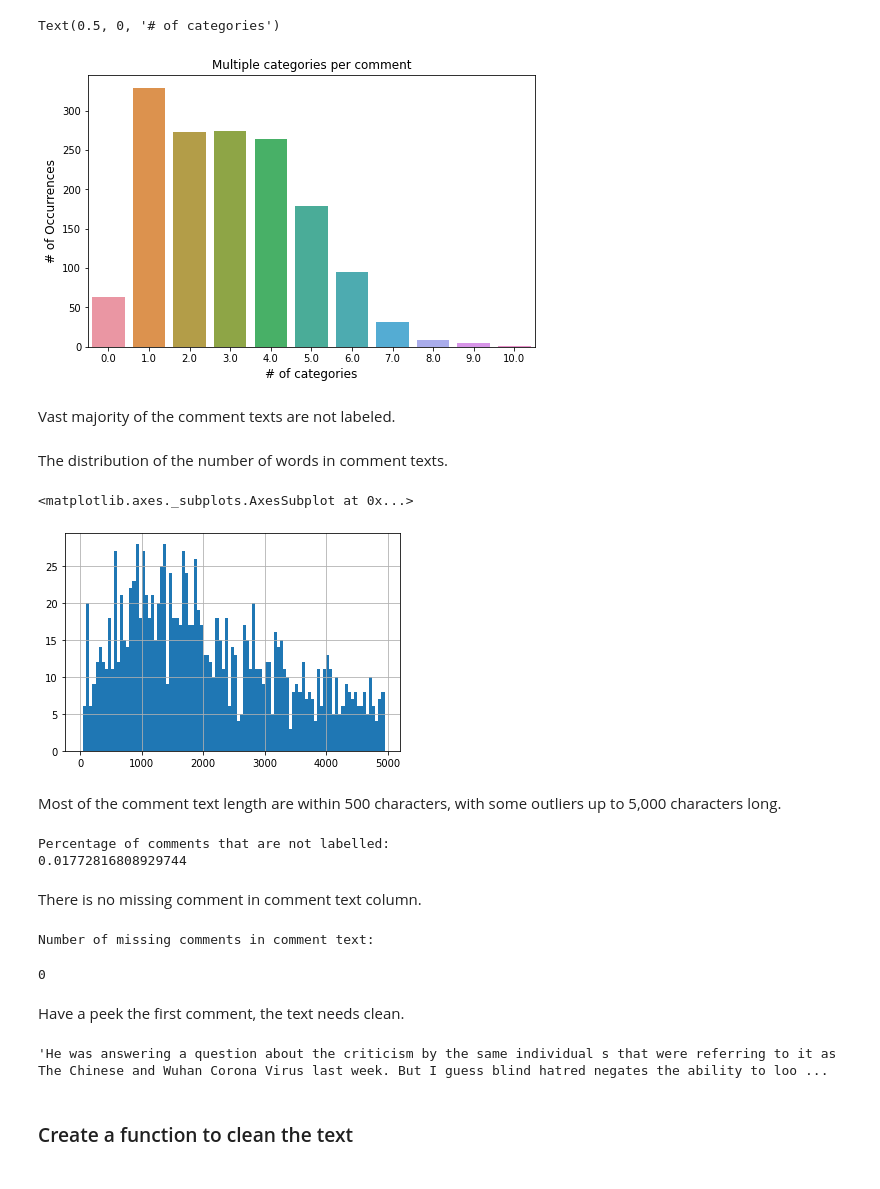
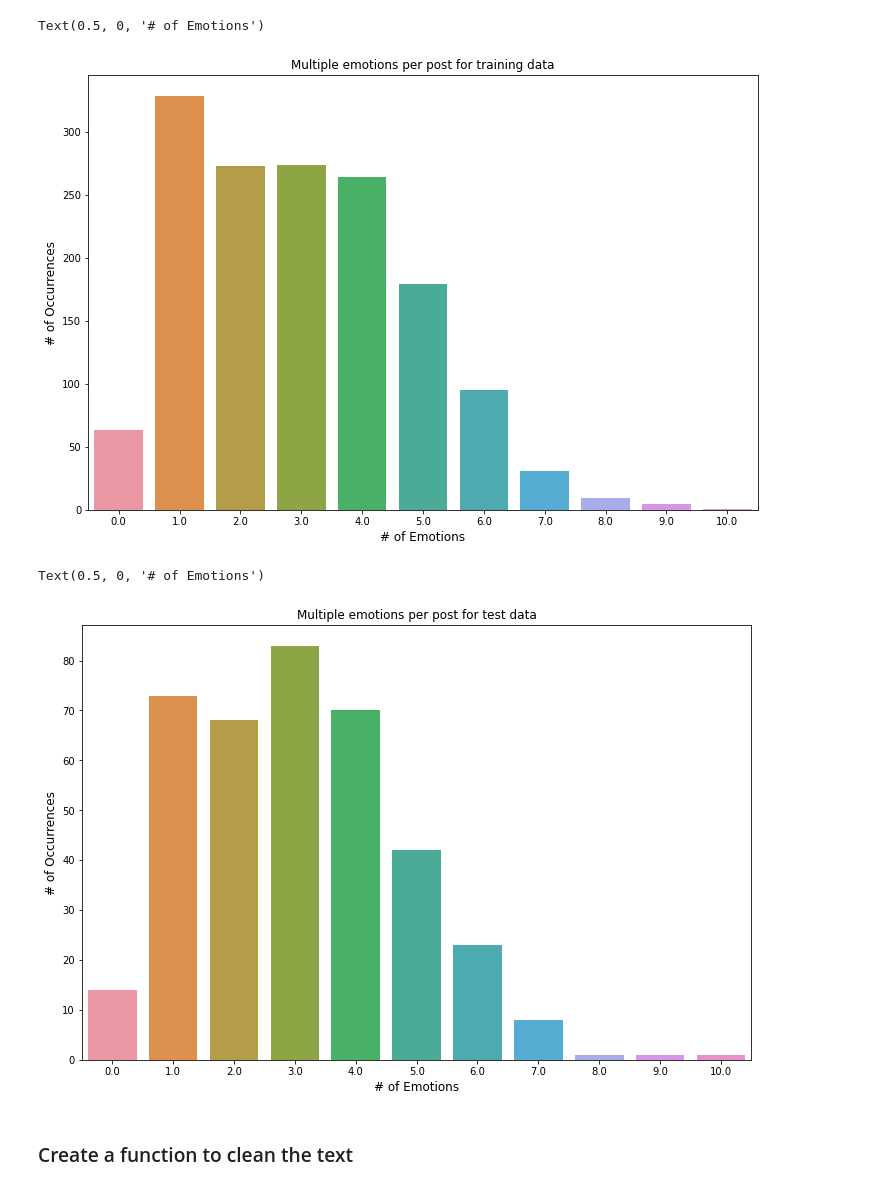
Before and after one commit to add1993/covid19-emotion-analysis, a Jupyter notebook: multi_label_text_classification.ipynb, the cells around one changed output. Drawn from its saved outputs; the diff is of its cells as text; code cells hidden in the pictures.

```diff
--- a/multi_label_text_classification.ipynb
+++ b/multi_label_text_classification.ipynb
@@ -64,45 +114,13 @@ How many comments have multiple labels?
 # %%
-rowsums = df.iloc[:,2:].sum(axis=1)
+rowsums = df_train.iloc[:,2:].sum(axis=1)
 x=rowsums.value_counts()
 
 #plot
-plt.figure(figsize=(8,5))
+plt.figure(figsize=(12,8))
 ax = sns.barplot(x.index, x.values)
-plt.title("Multiple categories per comment")
+plt.title("Multiple emotions per post for training data")
 plt.ylabel('# of Occurrences', fontsize=12)
-plt.xlabel('# of categories', fontsize=12)
+plt.xlabel('# of Emotions', fontsize=12)
 # %% [output]
-Text(0.5, 0, '# of categories')
+Text(0.5, 0, '# of Emotions')
-[figure, old version]
+[figure, new version]
-# %% [markdown]
-Vast majority of the comment texts are not labeled.
-# %% [markdown]
-The distribution of the number of words in comment texts.
-# %%
-lens = df.body.str.len()
-lens.hist(bins = np.arange(0,5000,50))
-# %% [output]
-<matplotlib.axes._subplots.AxesSubplot at 0x...>
-[figure, removed]
-# %% [markdown]
-Most of the comment text length are within 500 characters, with some outliers up to 5,000 characters long.
-# %%
-print('Percentage of comments that are not labelled:')
-print(len(df[(df['anger']==0) & (df['anticipation']==0) & (df['disgust']==0) & (df['fear']== 0) & (df['joy']==0) & (df['love']==0) & (df['optimism']==0) & (df['pessimism']==0) & (df['sadness']==0) & (df['surprise']==0) & (df['trust']==0) & (df['neutral']==0)]) / len(df))
-# %% [output]
-Percentage of comments that are not labelled:
-0.01772816808929744
-# %% [markdown]
-There is no missing comment in comment text column.
-# %%
-print('Number of missing comments in comment text:')
-df['body'].isnull().sum()
-# %% [output]
-Number of missing comments in comment text:
-0
-# %% [markdown]
-Have a peek the first comment, the text needs clean.
-# %%
-df['body'][0]
-# %% [output]
-'He was answering a question about the criticism by the same individual s that were referring to it as The Chinese and Wuhan Corona Virus last week. But I guess blind hatred negates the ability to loo ...
@@ -111,3 +127,15 @@ categories = ['anger', 'anticipation', 'disgust', 'fear', 'joy', 'love','optimis
+# %%
+rowsums = df_test.iloc[:,2:].sum(axis=1)
+x = rowsums.value_counts()
+
+plt.figure(figsize=(12,8))
+ax = sns.barplot(x.index, x.values)
+plt.title("Multiple emotions per post for test data")
+plt.ylabel('# of Occurrences', fontsize=12)
+plt.xlabel('# of Emotions', fontsize=12)
+# %% [output]
+Text(0.5, 0, '# of Emotions')
+[figure, added]
 # %% [markdown]
 ### Create a function to clean the text
 # %%
```
Also changed, not shown: parts of 48 cells of this notebook.
